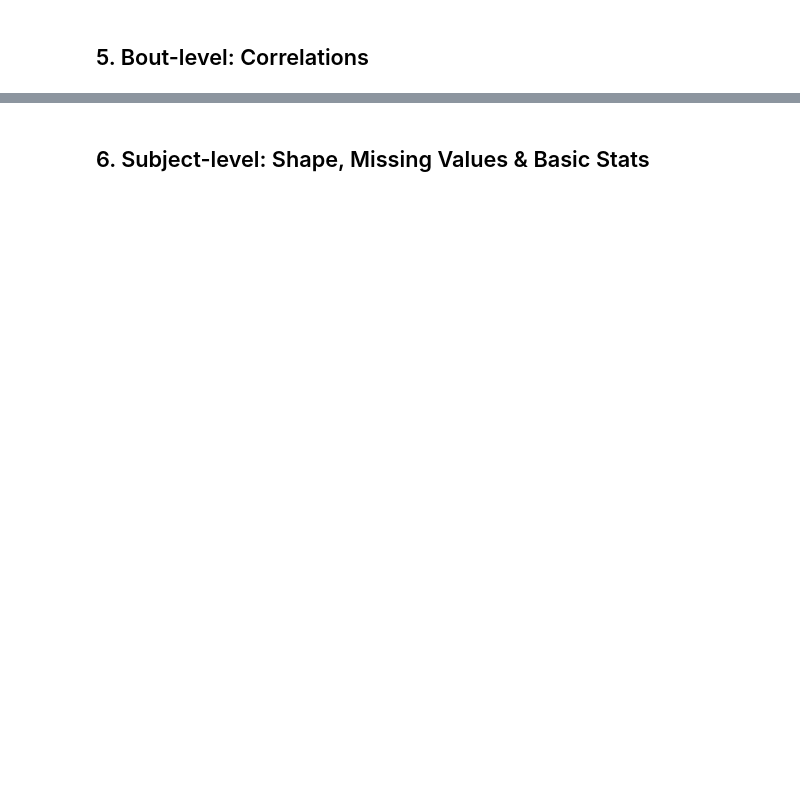
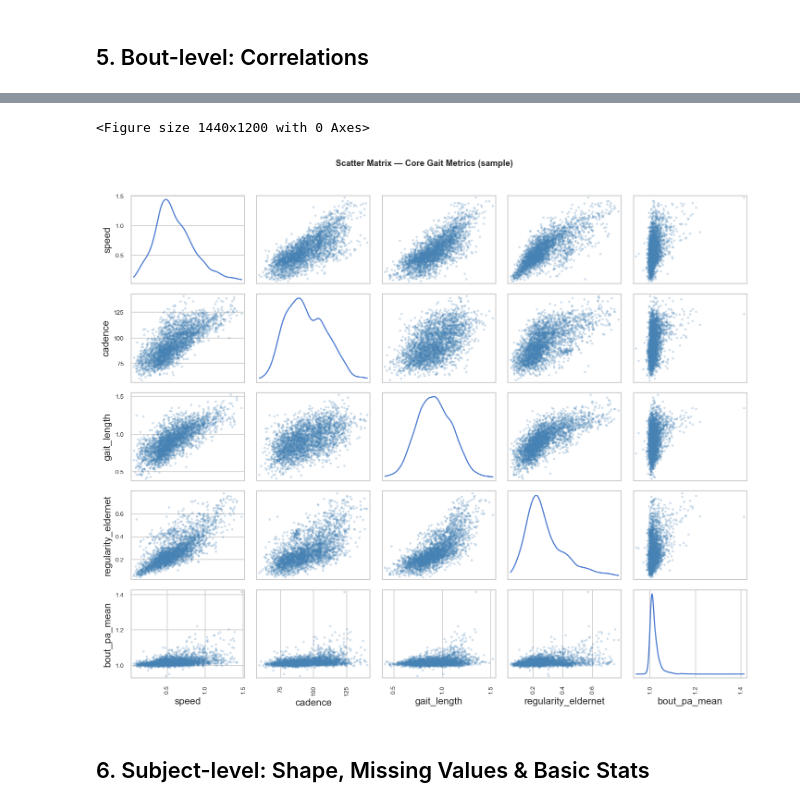
Before and after one commit to yonbrand/rush_pipeline, a Jupyter notebook: eda_pipeline_outputs.ipynb, the cells around one changed output, grey strips where cells are left out. Cells and saved outputs as stored; diff of their text form; code cells hidden in the pictures; blank space fills up the shorter version.

Commit message:
change variable names

```diff
--- a/eda_pipeline_outputs.ipynb
+++ b/eda_pipeline_outputs.ipynb
@@ -33,7 +33,7 @@ plt.rcParams['figure.figsize'] = (12, 5)
 # %%
 # ── Adjust these paths if your files live elsewhere ──────────────────────────
 # The notebook searches the script directory first, then common subdirs.
-SCRIPT_DIR = Path('.')   # directory this notebook lives in
+SCRIPT_DIR = Path('N:/Gait-Neurodynamics by Names/Yonatan/RUSH/rush_pipeline')   # directory this notebook lives in
 
 def find_csv(name: str) -> Path:
     candidates = [
@@ -87,9 +95,9 @@ else:
 # %%
 # ── Core bout metrics ─────────────────────────────────────────────────────────
 BOUT_METRICS = [
-    'duration_sec', 'speed_median', 'cadence_median',
-    'gait_length_median', 'gait_length_indirect',
-    'regularity_eldernet_median', 'regularity_sp',
+    'duration_sec', 'speed', 'cadence',
+    'gait_length', 'gait_length_indirect',
+    'regularity_eldernet', 'regularity_sp',
     'entropy', 'dom_freq', 'psd_amp', 'psd_width', 'psd_slope',
     'bout_pa_mean', 'bout_pa_std', 'total_steps',
 ]
@@ -197,9 +230,9 @@ Thresholds used:
 # ── Physiological bounds ─────────────────────────────────────────────────────
 PHYS_BOUNDS = {
     'bout_pa_mean':              {'low': 0.8,  'high': 4.0},
-    'speed_median':              {'low': 0.1,  'high': 2.5},
-    'cadence_median':            {'low': 40,   'high': 180},
-    'gait_length_median':        {'low': 0.05, 'high': 2.5},
+    'speed':              {'low': 0.1,  'high': 2.5},
+    'cadence':            {'low': 40,   'high': 180},
+    'gait_length':        {'low': 0.05, 'high': 2.5},
     'gait_length_indirect':      {'low': 0.05, 'high': 2.5},
     'regularity_eldernet_median':{'low': 0.0,  'high': 1.0},
     'regularity_sp':             {'low': 0.0,  'high': 1.0},
@@ -387,19 +446,22 @@ plt.show()
 # %%
 # ── Scatter matrix for core gait metrics ─────────────────────────────────────
-core = ['speed_median', 'cadence_median', 'gait_length_median',
-        'regularity_eldernet_median', 'bout_pa_mean']
+core = ['speed', 'cadence', 'gait_length',
+        'regularity_eldernet', 'bout_pa_mean']
 core = [c for c in core if c in bouts.columns]
 
 sample = bouts[core].dropna().sample(min(3000, len(bouts)), random_state=42)
 
 fig = plt.figure(figsize=(12, 10))
 pd.plotting.scatter_matrix(
     sample, alpha=0.25, figsize=(12, 10), diagonal='kde',
     color='steelblue'
 )
 plt.suptitle('Scatter Matrix — Core Gait Metrics (sample)', fontsize=11, y=1.01, fontweight='bold')
 plt.tight_layout()
 plt.show()
+# %% [output]
+<Figure size 1440x1200 with 0 Axes>
+[figure, added]
 # %% [markdown]
 ## 6. Subject-level: Shape, Missing Values & Basic Stats
 # %%
```
Also changed, not shown: parts of 29 cells of this notebook.
